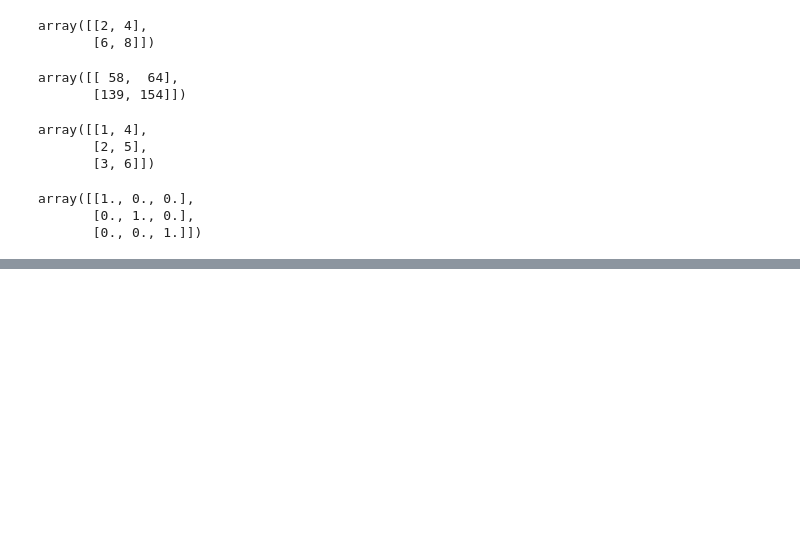
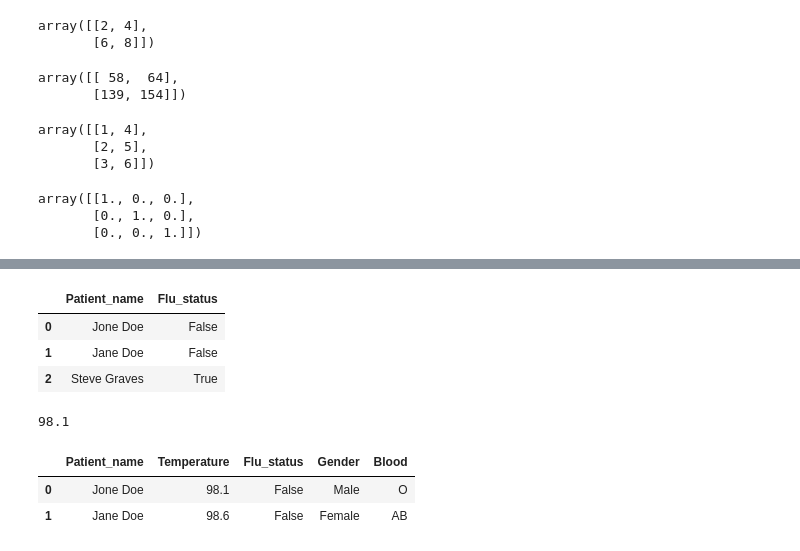
Before and after one commit to pappucode/datascience, a Jupyter notebook: stat_basic.ipynb, the cells around one changed output, grey strips where cells are left out. Drawn from its saved outputs; the diff is of its cells as text; code cells hidden in the pictures; blank space fills up the shorter version.

```diff
--- a/stat_basic.ipynb
+++ b/stat_basic.ipynb
@@ -330,0 +435,17 @@ array([[1., 0., 0.],
+# %%
+df[['Patient_name', 'Flu_status']]
+# %% [output]
+|  | Patient_name | Flu_status |
+| 0 | Jone Doe | False |
+| 1 | Jane Doe | False |
+| 2 | Steve Graves | True |
+# %%
+df['Temperature'][0]
+# %% [output]
+98.1
+# %%
+df[0:2]
+# %% [output]
+|  | Patient_name | Temperature | Flu_status | Gender | Blood |
+| 0 | Jone Doe | 98.1 | False | Male | O |
+| 1 | Jane Doe | 98.6 | False | Female | AB |
```
Also changed, not shown: parts of 20 cells of this notebook, 3 other files.
